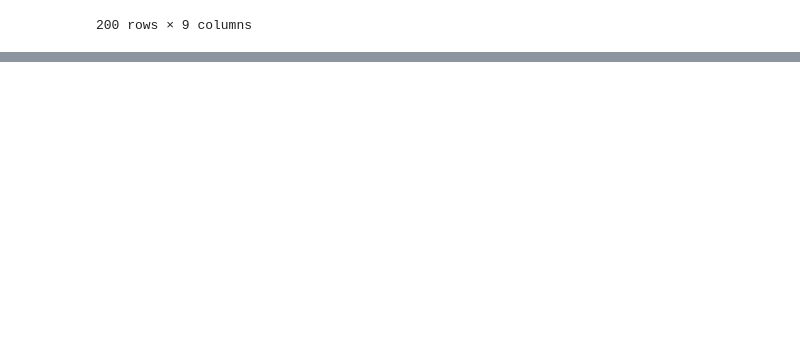
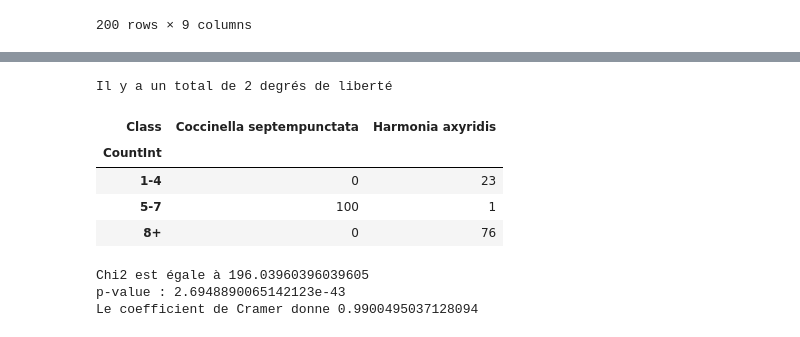
Before and after one commit to PuchToTalk/Ladybug_project, a Jupyter notebook: Project.ipynb, the cells around one changed output, grey strips where cells are left out. Drawn from its saved outputs; the diff is of its cells as text; code cells hidden in the pictures; blank space fills up the shorter version.

```diff
--- a/Project.ipynb
+++ b/Project.ipynb
@@ -508,0 +623,25 @@ df_features.to_csv('final_df.csv')
+# %%
+
+df_crosstab1 = pd.crosstab(final_df['CountInt'], final_df['Class'], rownames = ['CountInt'], colnames = ['Class'])
+
+
+
+print(f"Il y a un total de {degree_of_freedom(df_crosstab1)} degrés de liberté")
+df_crosstab1
+# %% [output]
+Il y a un total de 2 degrés de liberté
+| Class | Coccinella septempunctata | Harmonia axyridis |
+| CountInt |  |  |
+| 1-4 | 0 | 23 |
+| 5-7 | 100 | 1 |
+| 8+ | 0 | 76 |
+# %%
+
+chi2, p, degf, ex = chi2_contingency(df_crosstab1)
+print(f"Chi2 est égale à {chi2} ")
+print(f"p-value : {p} ")
+print(f"Le coefficient de Cramer donne {cramer_v(df_crosstab1)}")
+# %% [output]
+Chi2 est égale à 196.03960396039605
+p-value : 2.6948890065142123e-43
+Le coefficient de Cramer donne 0.9900495037128094
```
Also changed, not shown: parts of 39 cells of this notebook.
